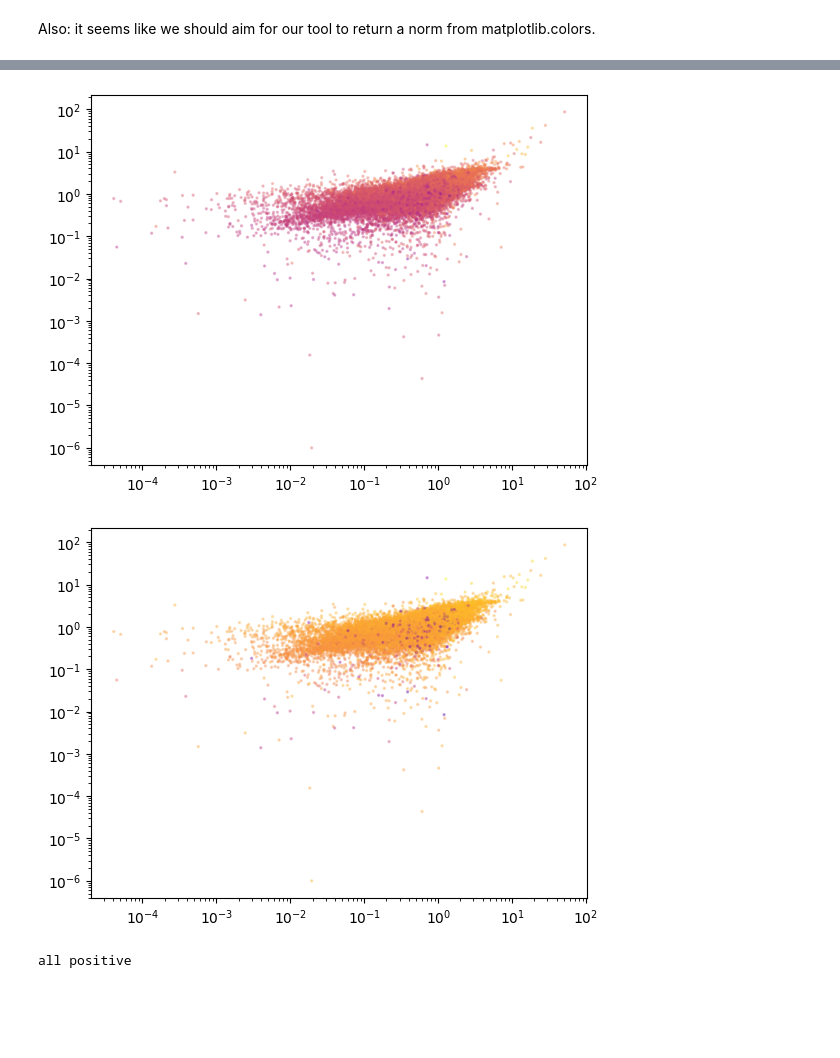
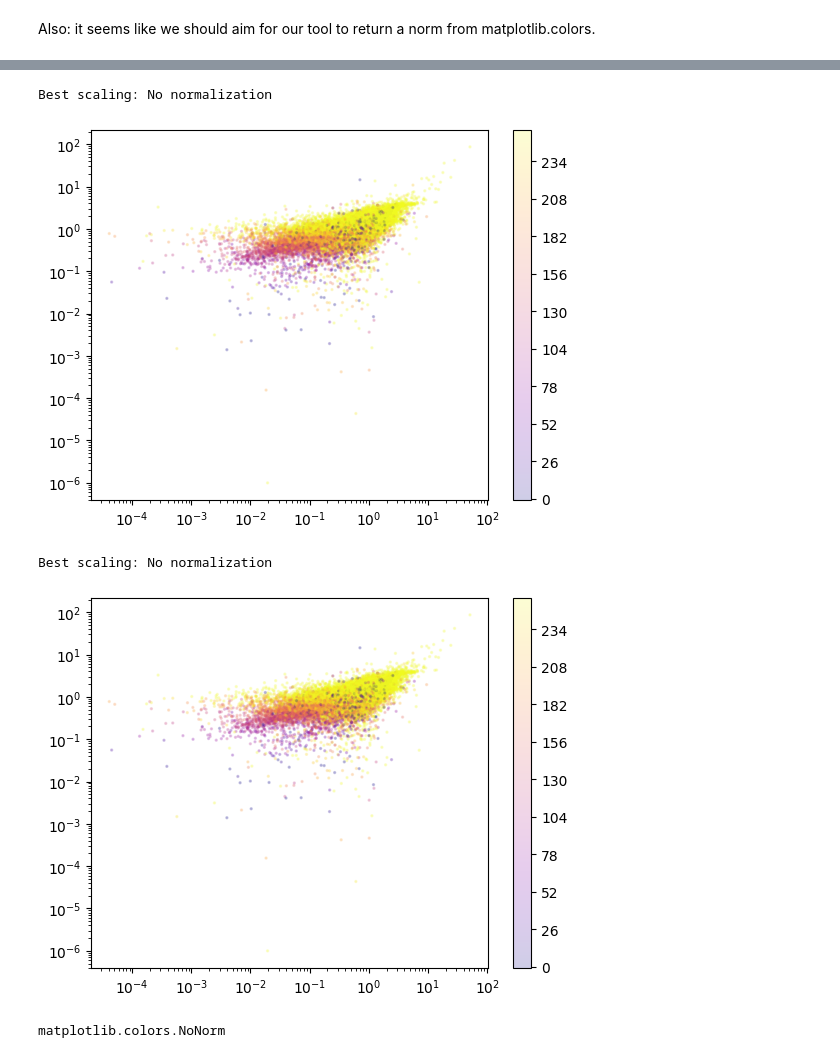
Before and after one commit to juliana-karp/scatterscale, a Jupyter notebook: sandbox.ipynb, the cells around one changed output, grey strips where cells are left out. Saved outputs shown, nothing was run; the diff lists cells and outputs as text; code cells hidden in the pictures; blank space fills up the shorter version.

Commit message:
Optimal scaler function is working in .py

```diff
--- a/sandbox.ipynb
+++ b/sandbox.ipynb
@@ -129,0 +95,25 @@ plt.show()
+# %%
+def get_scatterscale(data):
+    all_scalings = [no_norm_operator, asinh_norm_operator, symlog_norm_operator, log_norm_operator]
+    all_scaling_names = ["No normalization", "Asinh (linear_width=1)", "SymLog (linthresh=0.1)", "Log"]
+    if not np.all(data > 0):
+        all_scalings = all_scalings[:-1] # get rid of log scaling option for data that has values <= 0
+
+    entropies = []
+    for i, get_scaling_operator in enumerate(all_scalings):
+        scaling_operator = get_scaling_operator(data)
+        scaled_data = scaling_operator(data)
+
+        if all_scaling_names[i] == "No normalization":
+            # scale to a range of 0 to 1
+            scaled_data_min = np.min(scaled_data)
+            scaled_data_max = np.max(scaled_data)
+            reranged_scaled_data = (scaled_data - scaled_data_min) / (scaled_data_max - scaled_data_min)
+            entropies.append(entropy(reranged_scaled_data))
+        else:
+            entropies.append(entropy(scaled_data))
+
+    loc_max_entropy = np.argmax(entropies)
+    get_best_scaling_operator = all_scalings[loc_max_entropy]
+    print(f"Best scaling: {all_scaling_names[loc_max_entropy]}")
+    return get_best_scaling_operator(data)
@@ -130,7 +130,10 @@ plt.show()
 # %%
-plt.scatter(jades_data["F090W_KRON"], jades_data["F200W_KRON"], c=F277W_KRON, norm=asinhnorm, cmap="plasma", alpha=0.3, s=2)
+F277W_KRON_norm = get_scatterscale(F277W_KRON)
+plt.scatter(jades_data["F090W_KRON"], jades_data["F200W_KRON"], c=F277W_KRON, norm=F277W_KRON_norm, cmap="plasma", alpha=0.2, s=2)
+plt.xscale("log")
 plt.yscale("log")
-plt.xscale("log")
+plt.colorbar()
 plt.show()
 # %% [output]
+Best scaling: No normalization
-[figure, old version]
+[figure, new version]
@@ -137,14 +142,10 @@ plt.show()
 # %%
-plt.scatter(jades_data["F090W_KRON"], jades_data["F200W_KRON"], c=F277W_KRON, norm=symlognorm, cmap="plasma", alpha=0.3, s=2)
+F277W_KRON_norm = scatterscale_test(F277W_KRON)
+plt.scatter(jades_data["F090W_KRON"], jades_data["F200W_KRON"], c=F277W_KRON, norm=F277W_KRON_norm, cmap="plasma", alpha=0.2, s=2)
+plt.xscale("log")
 plt.yscale("log")
-plt.xscale("log")
+plt.colorbar()
 plt.show()
 # %% [output]
+Best scaling: No normalization
-[figure, old version]
+[figure, new version]
-# %%
-if np.all(symlognormed >= 0):
-    print("all positive")
-else:
-    print("some negatives")
-# %% [output]
-all positive
@@ -163,0 +152,4 @@ def maximize_entropy(data):
+# %%
+type(F277W_KRON_norm)
+# %% [output]
+matplotlib.colors.NoNorm
```
Also changed, not shown: parts of 11 cells of this notebook, 1 other file.
